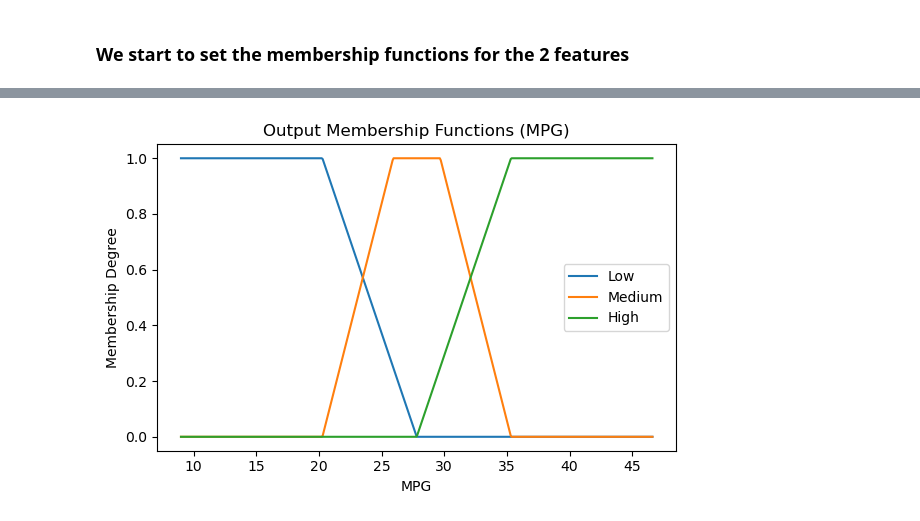
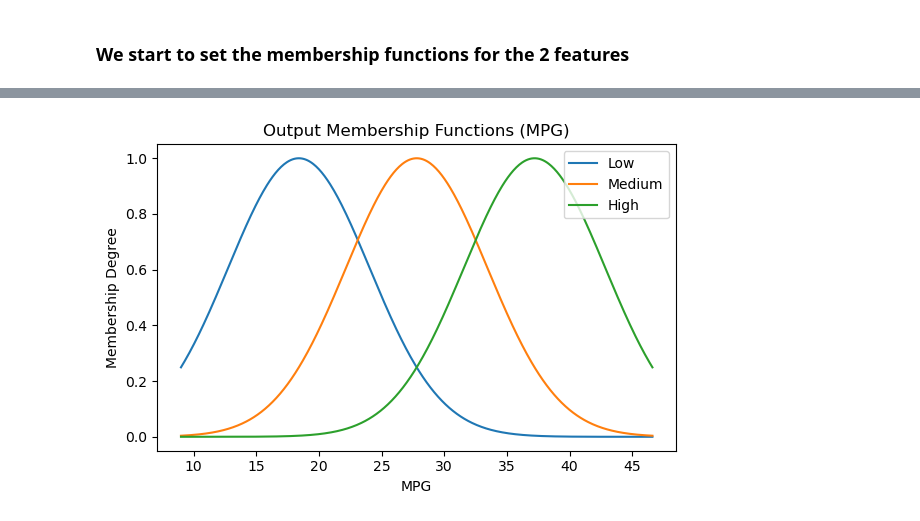
Before and after one commit to RyanWBiao/ComputationalIntelligence2025, a Jupyter notebook: FuzzySets/project2_regression2.ipynb, the cells around one changed output, grey strips where cells are left out. Cells and saved outputs as stored; diff of their text form; code cells hidden in the pictures.

```diff
--- a/FuzzySets/project2_regression2.ipynb
+++ b/FuzzySets/project2_regression2.ipynb
@@ -352,47 +395,67 @@ import numpy as np
 
 # Define the output domain (MPG) using training targets only
 mpg_min, mpg_max = y_train.min(), y_train.max()
 domain_mpg = np.linspace(mpg_min, mpg_max, 500)
 
-# Output (MPG) membership functions: Low / Medium / High
-mpg_low = trapezoidal_membership_function(
+# # Output (MPG) membership functions: Low / Medium / High
+# mpg_low = trapezoidal_membership_function(
+#     domain_mpg,
+#     a=mpg_min,
+#     b=mpg_min,
+#     c=mpg_min + 0.30 * (mpg_max - mpg_min),
+#     d=mpg_min + 0.50 * (mpg_max - mpg_min)
+# )
+
+# mpg_medium = trapezoidal_membership_function(
+#     domain_mpg,
+#     a=mpg_min + 0.30 * (mpg_max - mpg_min),
+#     b=mpg_min + 0.45 * (mpg_max - mpg_min),
+#     c=mpg_min + 0.55 * (mpg_max - mpg_min),
+#     d=mpg_min + 0.70 * (mpg_max - mpg_min)
+# )
+
+# mpg_high = trapezoidal_membership_function(
+#     domain_mpg,
+#     a=mpg_min + 0.50 * (mpg_max - mpg_min),
+#     b=mpg_min + 0.70 * (mpg_max - mpg_min),
+#     c=mpg_max,
+#     d=mpg_max
+# )
+
+mpg_range = mpg_max - mpg_min
+mpg_low = gauss_membership_func(
     domain_mpg,
-    a=mpg_min,
-    b=mpg_min,
-    c=mpg_min + 0.30 * (mpg_max - mpg_min),
-    d=mpg_min + 0.50 * (mpg_max - mpg_min)
+    c=mpg_min + 0.25 * mpg_range,
+    sigma=0.15 * mpg_range
 )
 
-mpg_medium = trapezoidal_membership_function(
+mpg_medium = gauss_membership_func(
     domain_mpg,
-    a=mpg_min + 0.30 * (mpg_max - mpg_min),
-    b=mpg_min + 0.45 * (mpg_max - mpg_min),
-    c=mpg_min + 0.55 * (mpg_max - mpg_min),
-    d=mpg_min + 0.70 * (mpg_max - mpg_min)
+    c=mpg_min + 0.50 * mpg_range,
+    sigma=0.15 * mpg_range
 )
 
-mpg_high = trapezoidal_membership_function(
+mpg_high = gauss_membership_func(
     domain_mpg,
-    a=mpg_min + 0.50 * (mpg_max - mpg_min),
-    b=mpg_min + 0.70 * (mpg_max - mpg_min),
-    c=mpg_max,
-    d=mpg_max
+    c=mpg_min + 0.75 * mpg_range,
+    sigma=0.15 * mpg_range
 )
+
 
 import matplotlib.pyplot as plt
 
 plt.figure(figsize=(6, 4))
 
 # Plot output membership functions
 plt.plot(domain_mpg, mpg_low, label='Low')
 plt.plot(domain_mpg, mpg_medium, label='Medium')
 plt.plot(domain_mpg, mpg_high, label='High')
 
 plt.title("Output Membership Functions (MPG)")
 plt.xlabel("MPG")
 plt.ylabel("Membership Degree")
 plt.legend()
 plt.tight_layout()
 plt.show()
 # %% [output]
-[figure, old version]
+[figure, new version]
```
Also changed, not shown: parts of 17 cells of this notebook.
